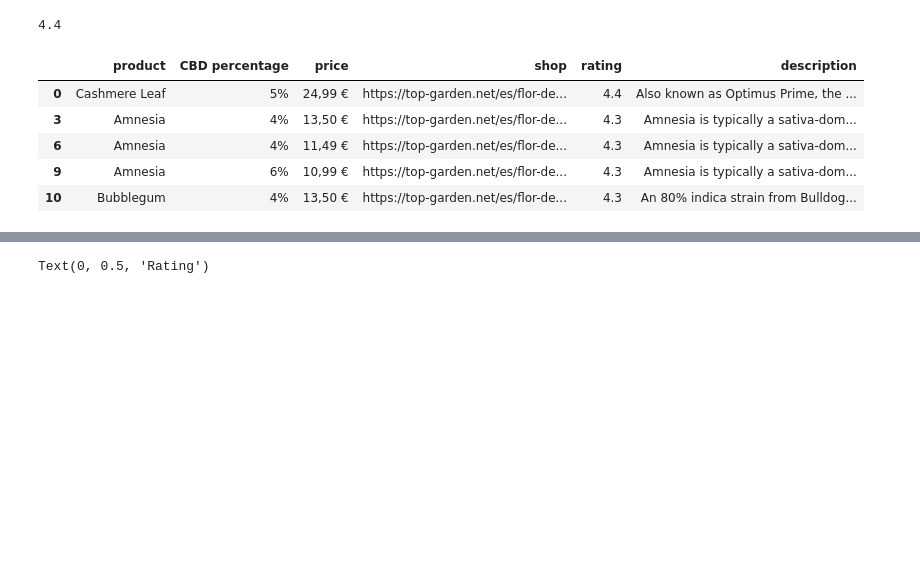
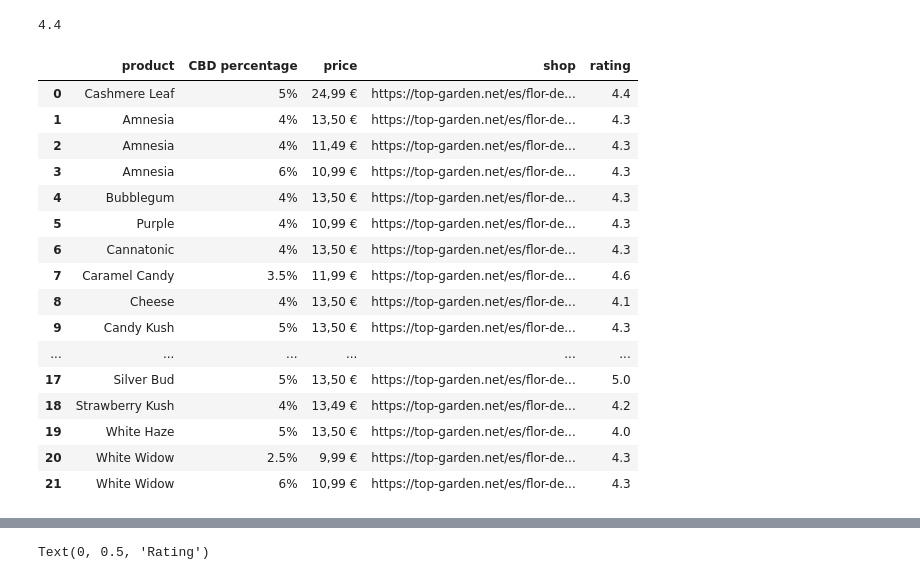
Before and after one commit to xarlomi/Mad-Green, a Jupyter notebook: src/mongo_queries.ipynb, the cells around one changed output, grey strips where cells are left out. Saved outputs shown, nothing was run; the diff lists cells and outputs as text; code cells hidden in the pictures; blank space fills up the shorter version.

```diff
--- a/src/mongo_queries.ipynb
+++ b/src/mongo_queries.ipynb
@@ -41,14 +41,28 @@ def convert(row):
     #print(row)
     return '<a href="{}">{}</a>'.format(row['shop'],  row.name)
 # %%
-def mood_description(moods):
+def shop_mood(moods):
     """
-    This queries one collection to another and returns a DF with the
+    This queries one collection to another and returns a flatlist with the
     available CBD product given the mood chosen by user
     """
+
+   #querying the KAGGLE dataset
     filt = {"mood":{"$regex":f"{moods}"}}
-    project = {"_id":0, "product":1, "description":1}
+    project = {"_id":0, "product":1}
     result = db.cbd_info.find(filt, project)
+    results= list(result)
+
+    #querying the SCRAPPED dataset
+    lista_res = []
+    for i in results:
+        q = {"product":i["product"]}
+        pro = {"_id":0}
+        if check_exists(q, "cbd_shops"):
+            lista_res.append(read_coll("cbd_shops",q,  pro))
+            flat_list = [item for sublist in lista_res for item in sublist]
+            df = pd.DataFrame(flat_list)
 
 
-    return list(result)
+
+    return flat_list
@@ -60,8 +69,9 @@ mood_description("Happy")[0]
 # %%
-def shop_mood(moods):
+def main_shop_mood(moods):
     """
     This queries one collection to another and returns a DF with the
-    available CBD product given the mood chosen by user
+    available CBD product given the mood chosen by user. Without website.
+    Main DF used in streamlit
     """
 
    #querying the KAGGLE dataset
@@ -74,7 +84,7 @@ def shop_mood(moods):
     lista_res = []
     for i in results:
         q = {"product":i["product"]}
-        pro = {"_id":0}
+        pro = {"_id":0, "shop":0}
         if check_exists(q, "cbd_shops"):
             lista_res.append(read_coll("cbd_shops",q,  pro))
             flat_list = [item for sublist in lista_res for item in sublist]
@@ -152,16 +218,27 @@ def merging_shop_rating(moods):
     """
     df1 = pd.DataFrame(shop_mood(moods))
     df2 = shop_ratings(moods)
-    df3 = mood_description(moods)
-    ttal = df1.merge(df2,on='product').merge(df3,on='product')
+    #df3 = mood_description(moods)
+    ttal = pd.merge(df1, df2,on='product')
     df = ttal.drop_duplicates(subset=['product','price', 'CBD percentage'], keep='last')
     return df
 # %%
-merging_shop_rating("Happy").head()
+merging_shop_rating("Happy")
 # %% [output]
-|  | product | CBD percentage | price | shop | rating | description |
-| 0 | Cashmere Leaf | 5% | 24,99 € | https://top-garden.net/es/flor-de... | 4.4 | Also known as Optimus Prime, the ... |
-| 3 | Amnesia | 4% | 13,50 € | https://top-garden.net/es/flor-de... | 4.3 | Amnesia is typically a sativa-dom... |
-| 6 | Amnesia | 4% | 11,49 € | https://top-garden.net/es/flor-de... | 4.3 | Amnesia is typically a sativa-dom... |
-| 9 | Amnesia | 6% | 10,99 € | https://top-garden.net/es/flor-de... | 4.3 | Amnesia is typically a sativa-dom... |
-| 10 | Bubblegum | 4% | 13,50 € | https://top-garden.net/es/flor-de... | 4.3 | An 80% indica strain from Bulldog... |
+|  | product | CBD percentage | price | shop | rating |
+| 0 | Cashmere Leaf | 5% | 24,99 € | https://top-garden.net/es/flor-de... | 4.4 |
+| 1 | Amnesia | 4% | 13,50 € | https://top-garden.net/es/flor-de... | 4.3 |
+| 2 | Amnesia | 4% | 11,49 € | https://top-garden.net/es/flor-de... | 4.3 |
+| 3 | Amnesia | 6% | 10,99 € | https://top-garden.net/es/flor-de... | 4.3 |
+| 4 | Bubblegum | 4% | 13,50 € | https://top-garden.net/es/flor-de... | 4.3 |
+| 5 | Purple | 4% | 10,99 € | https://top-garden.net/es/flor-de... | 4.3 |
+| 6 | Cannatonic | 4% | 13,50 € | https://top-garden.net/es/flor-de... | 4.3 |
+| 7 | Caramel Candy | 3.5% | 11,99 € | https://top-garden.net/es/flor-de... | 4.6 |
+| 8 | Cheese | 4% | 13,50 € | https://top-garden.net/es/flor-de... | 4.1 |
+| 9 | Candy Kush | 5% | 13,50 € | https://top-garden.net/es/flor-de... | 4.3 |
+| ... | ... | ... | ... | ... | ... |
+| 17 | Silver Bud | 5% | 13,50 € | https://top-garden.net/es/flor-de... | 5.0 |
+| 18 | Strawberry Kush | 4% | 13,49 € | https://top-garden.net/es/flor-de... | 4.2 |
+| 19 | White Haze | 5% | 13,50 € | https://top-garden.net/es/flor-de... | 4.0 |
+| 20 | White Widow | 2.5% | 9,99 € | https://top-garden.net/es/flor-de... | 4.3 |
+| 21 | White Widow | 6% | 10,99 € | https://top-garden.net/es/flor-de... | 4.3 |
```
Also changed, not shown: parts of 6 cells of this notebook, 3 other files.
